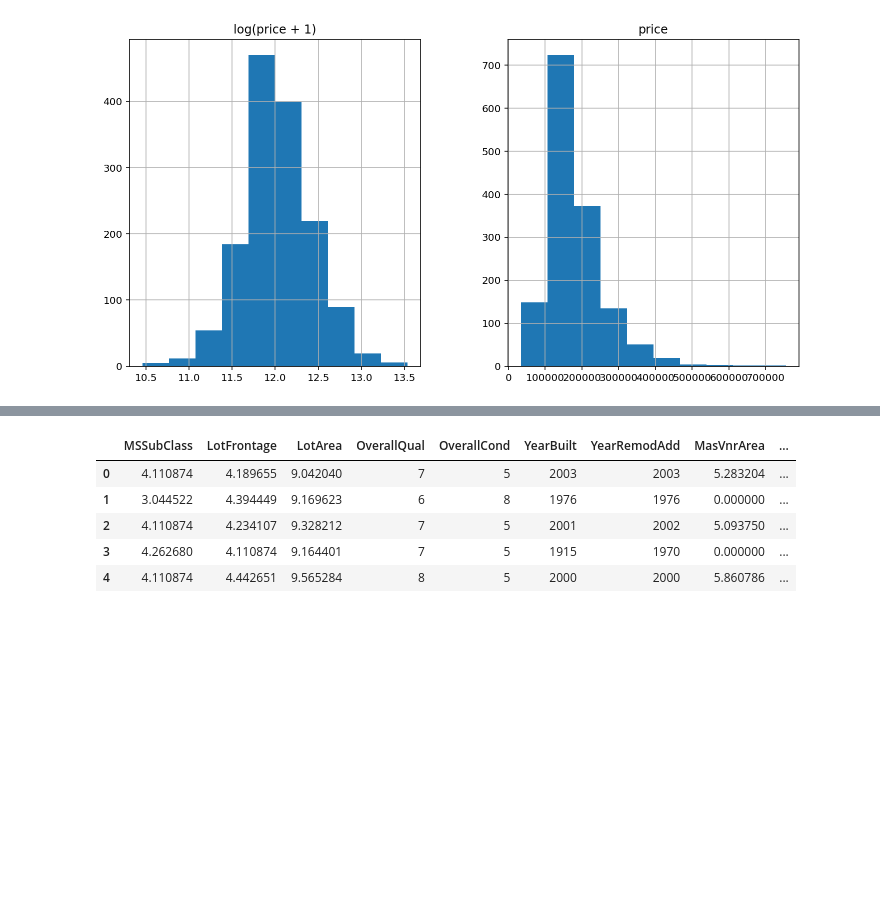
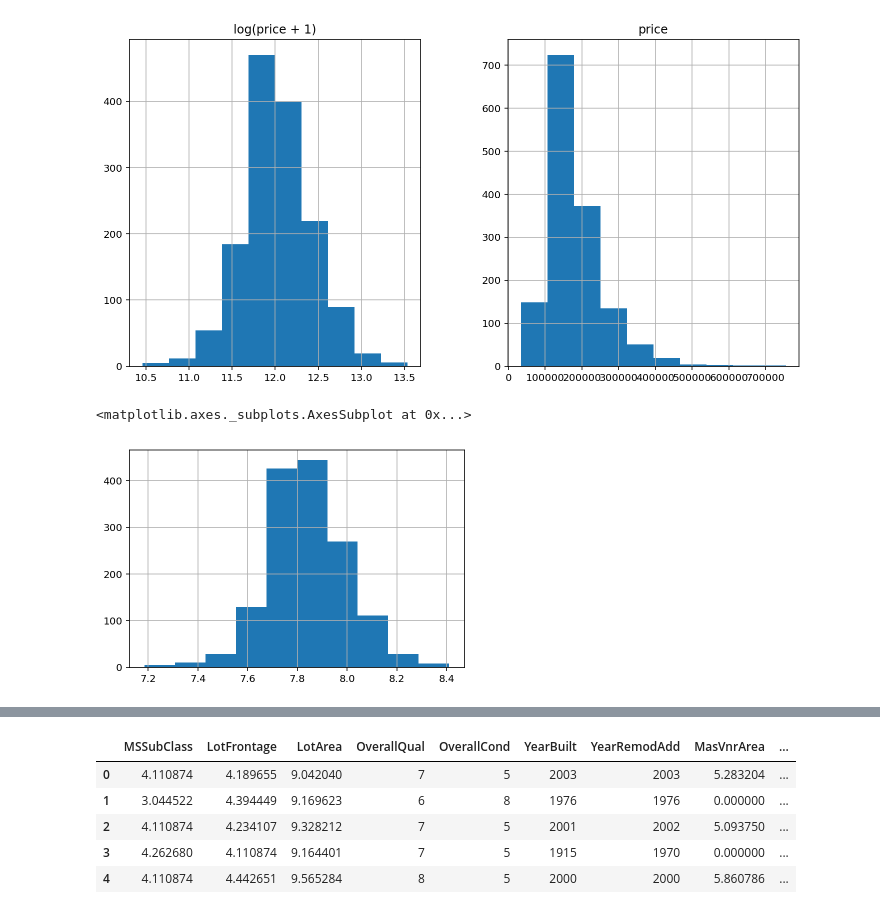
Before and after one commit to deepakshankar94/kaggleHousePrices, a Jupyter notebook: model_1/model.ipynb, the cells around one changed output, grey strips where cells are left out. Drawn from its saved outputs; the diff is of its cells as text; code cells hidden in the pictures; blank space fills up the shorter version.

Commit message:
added boxcox for normalization

```diff
--- a/model_1/model.ipynb
+++ b/model_1/model.ipynb
@@ -35,6 +36,12 @@ prices.hist()
 array([[<matplotlib.axes._subplots.AxesSubplot object at 0x...>,
         <matplotlib.axes._subplots.AxesSubplot object at 0x...>]], dtype=object)
 [figure]
+# %%
+prices  = pd.Series(stats.boxcox(train["SalePrice"])[0])
+prices.hist()
+# %% [output]
+<matplotlib.axes._subplots.AxesSubplot at 0x...>
+[figure, added]
 # %%
 all_data.describe()
 # %% [output]
```
Also changed, not shown: parts of 1 cell of this notebook, 1 other file.
